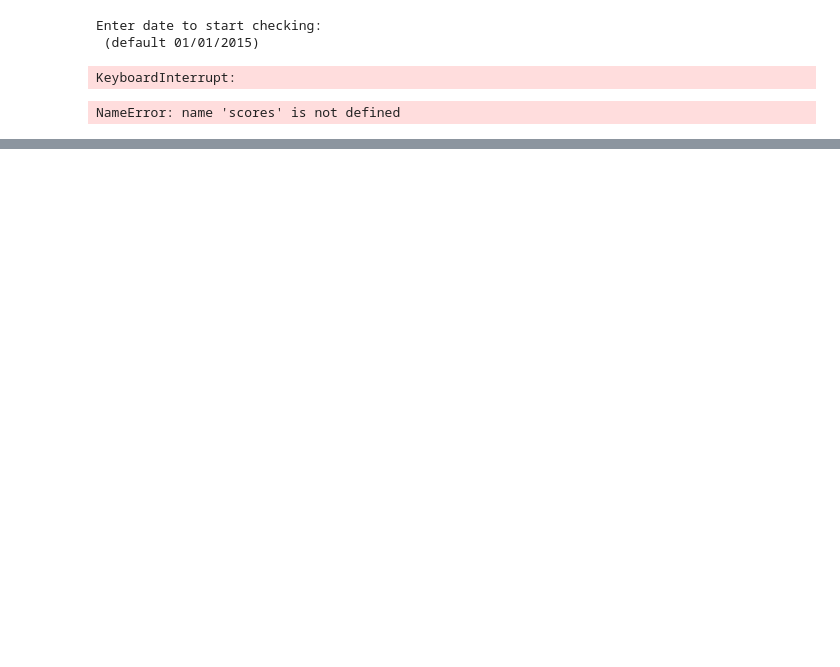
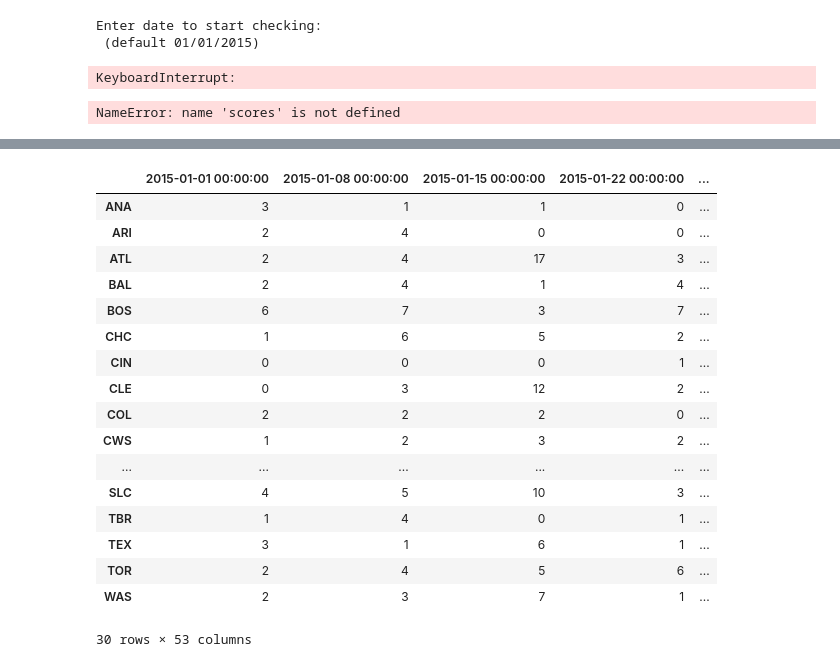
Before and after one commit to bsowens/Baseball_Discussion_on_Reddit, a Jupyter notebook: scrape_reddit.ipynb, the cells around one changed output, grey strips where cells are left out. Drawn from its saved outputs; the diff is of its cells as text; code cells hidden in the pictures; blank space fills up the shorter version.

Commit message:
done scraping reddit

```diff
--- a/scrape_reddit.ipynb
+++ b/scrape_reddit.ipynb
@@ -211,0 +231,80 @@ TypeError: Can't convert 'datetime.timedelta' object to str implicitly
+# %%
+# Count mentions by week
+for week in week_dict.keys():
+    #print(week)
+    week_performance = dict.fromkeys(teams)
+    week = pd.to_datetime(week)
+    #For every day this week
+    for i in range(0,7):
+        date = week + (day_delta*i)
+        date = date.replace(hour=0)
+        #print(date)
+        date_with_dst = [str(date), str(date + hour_delta)]
+        #print(date)
+        # For every post on this day
+
+        for post in df.loc[df['Date'] == date].iterrows():
+            #print(post[1]['Title'])
+            # For every team
+            for team in teamDict.keys():
+                #Initialize dict values to an int
+                if week_performance[str(team)] == None:
+                        week_performance[str(team)] = 0
+                #print(team)
+                # Set is team in flag
+                is_team_in = False
+                # for every word associated with that team
+                for word in teamDict[team]:
+                    #print(word)
+                    # if that word is in the post title
+                    if word in post[1]['Title']:
+                        # set the flag to true and stop checking
+                        is_team_in = True
+                        break
+
+                if is_team_in == True:
+                    #print("Found: " + team)
+                    # DEPRECIATED: here is where we "weight" posts. Higher scored posts get more weight
+                    # CURRENT: what we do here is simple add the post scores
+                    if post[1]['Score'] > 2000:
+                        week_performance[str(team)] += 1
+                    elif post[1]['Score'] > 1000:
+                        10
+                    elif post[1]['Score'] > 100:
+
+                    elif post[1]['Score'] > 10:
+
+                    #post[1]['Score']
+
+
+
+
+
+    week_dict[week] = week_performance
+
+# Convert dict to pandas
+
+results = pd.DataFrame(week_dict)
+results.to_csv("reddit_stats.csv")
+results
+#print(week_dict)
+#print(week_dict)
+# %% [output]
+|  | 2015-01-01 00:00:00 | 2015-01-08 00:00:00 | 2015-01-15 00:00:00 | 2015-01-22 00:00:00 | ... |
+| ANA | 3 | 1 | 1 | 0 | ... |
+| ARI | 2 | 4 | 0 | 0 | ... |
+| ATL | 2 | 4 | 17 | 3 | ... |
+| BAL | 2 | 4 | 1 | 4 | ... |
+| BOS | 6 | 7 | 3 | 7 | ... |
+| CHC | 1 | 6 | 5 | 2 | ... |
+| CIN | 0 | 0 | 0 | 1 | ... |
+| CLE | 0 | 3 | 12 | 2 | ... |
+| COL | 2 | 2 | 2 | 0 | ... |
+| CWS | 1 | 2 | 3 | 2 | ... |
+| ... | ... | ... | ... | ... | ... |
+| SLC | 4 | 5 | 10 | 3 | ... |
+| TBR | 1 | 4 | 0 | 1 | ... |
+| TEX | 3 | 1 | 6 | 1 | ... |
+| TOR | 2 | 4 | 5 | 6 | ... |
+| WAS | 2 | 3 | 7 | 1 | ... |
+30 rows × 53 columns
```
Also changed, not shown: parts of 2 cells of this notebook, 1 other file.
